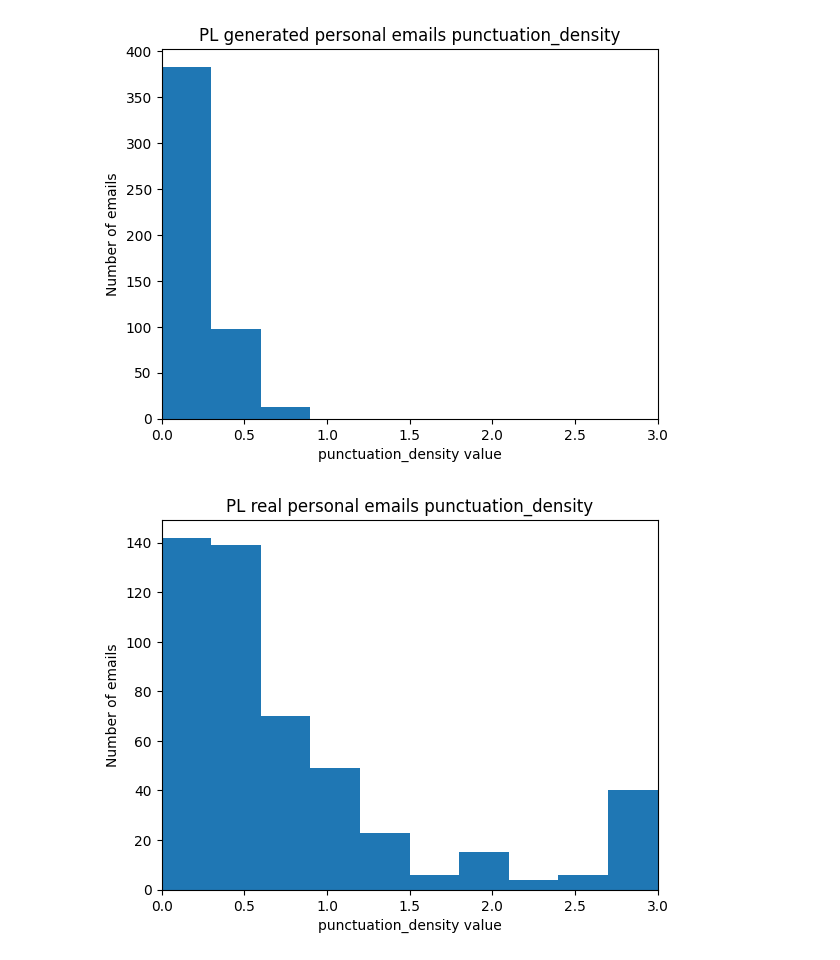
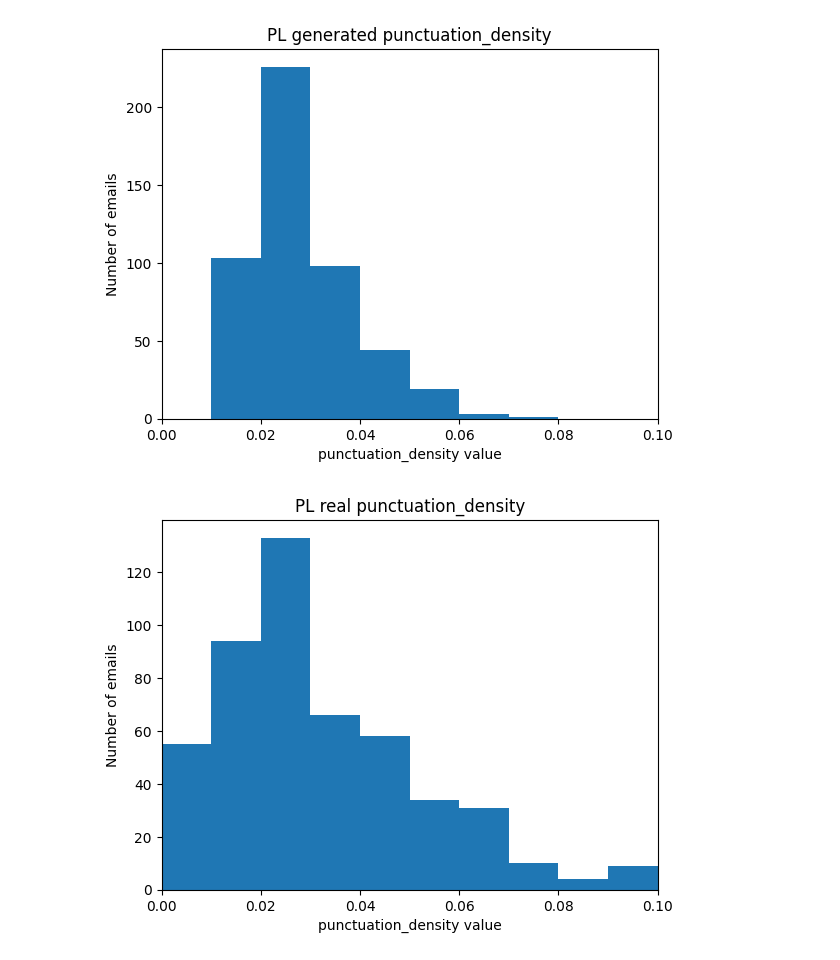
Before and after one commit to Erfantls/anti-gpt-checker, a Jupyter notebook: notebooks/attributes_analysis.ipynb, the cells around one changed output. Drawn from its saved outputs; the diff is of its cells as text; code cells hidden in the pictures.

Commit message:
Update StyloMetrix metrics models

```diff
--- a/notebooks/attributes_analysis.ipynb
+++ b/notebooks/attributes_analysis.ipynb
@@ -63,4 +54,18 @@ def hist_attribute(data, title, num_bin = 10, max_value=5, min_value=0, metric_n
     plt.xlabel(f'{metric_name} value')
     plt.ylabel('Number of emails')
     plt.show()
+
+def compare_4_hists(attribute_name: str, min_value=None, max_value=None):
+    data_pl_gen = [attribute.dict()[attribute_name] for attribute in pl_generated_personal]
+    data_pl_real = [attribute.dict()[attribute_name] for attribute in pl_real_personal]
+    data_en_gen = [attribute.dict()[attribute_name] for attribute in en_generated_personal]
+    data_en_real = [attribute.dict()[attribute_name] for attribute in en_real_personal]
+    if min_value is None:
+        min_value = min(min(data_pl_gen), min(data_pl_real), min(data_en_gen), min(data_en_real))
+    if max_value is None:
+        max_value = max(max(data_pl_gen), max(data_pl_real), max(data_en_gen), max(data_en_real))
+    hist_attribute(data_pl_gen, f'PL generated {attribute_name}', min_value=min_value, max_value=max_value, metric_name=attribute_name)
+    hist_attribute(data_pl_real, f'PL real {attribute_name}', min_value=min_value, max_value=max_value, metric_name=attribute_name)
+    hist_attribute(data_en_gen, f'EN generated {attribute_name}', min_value=min_value, max_value=max_value, metric_name=attribute_name)
+    hist_attribute(data_en_real, f'EN real {attribute_name}', min_value=min_value, max_value=max_value, metric_name=attribute_name)
 # %%
@@ -125,11 +106,5 @@ hist_attribute([attribute.number_of_words for attribute in en_real_personal], 'E
 # %%
-min_value = 0
-max_value = 3
-metric_name = "punctuation_density"
-hist_attribute([attribute.punctuation_density for attribute in pl_generated_personal], 'PL generated personal emails punctuation_density', min_value=min_value, max_value=max_value, metric_name=metric_name)
-hist_attribute([attribute.punctuation_density for attribute in pl_real_personal], 'PL real personal emails punctuation_density', min_value=min_value, max_value=max_value, metric_name=metric_name)
-hist_attribute([attribute.punctuation_density for attribute in en_generated_personal], 'EN generated personal emails punctuation_density', min_value=min_value, max_value=max_value, metric_name=metric_name)
-hist_attribute([attribute.punctuation_density for attribute in en_real_personal], 'EN real personal emails punctuation_density', min_value=min_value, max_value=max_value, metric_name=metric_name)
+compare_4_hists('punctuation_density', min_value=0, max_value=0.1)
 # %% [output]
-[figure, old version]
+[figure, new version]
-[figure, old version]
+[figure, new version]
```
Also changed, not shown: parts of 8 cells of this notebook, 5 other files.
